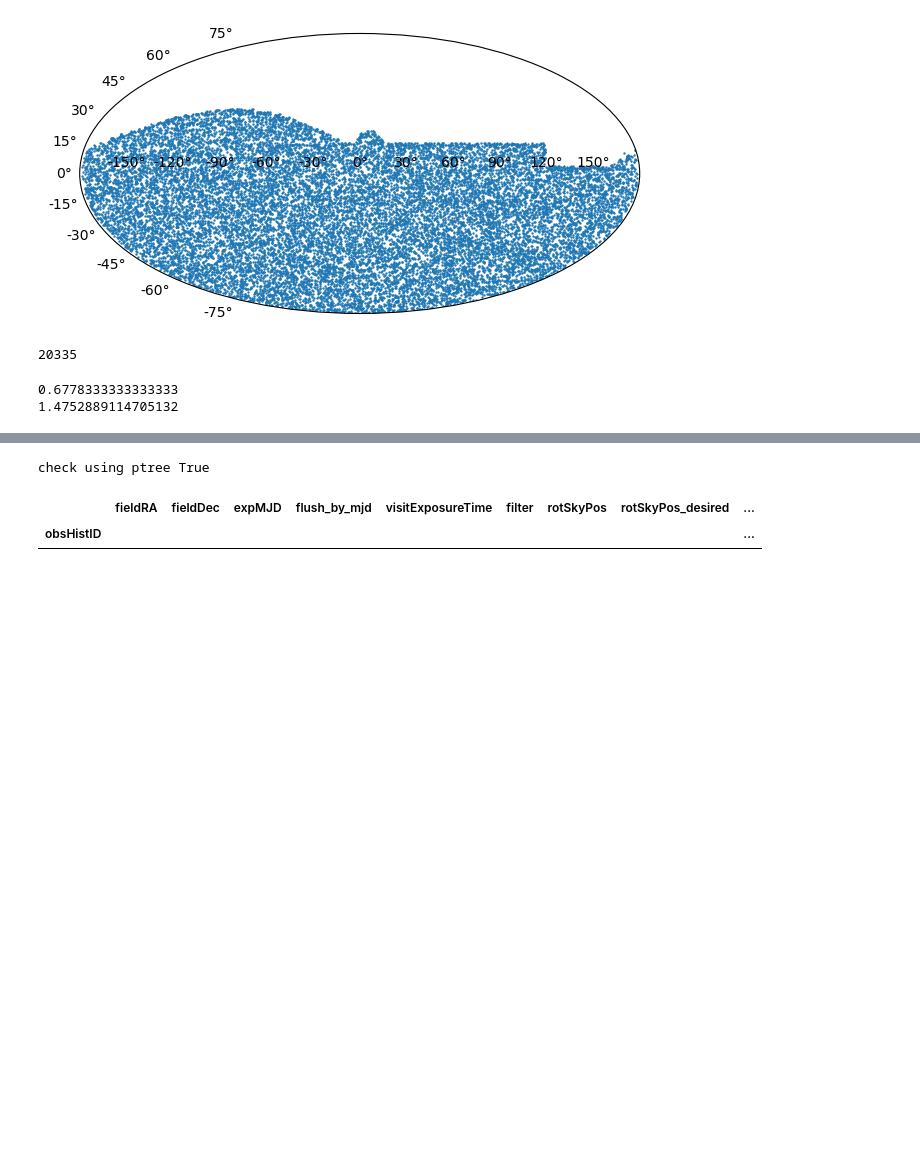
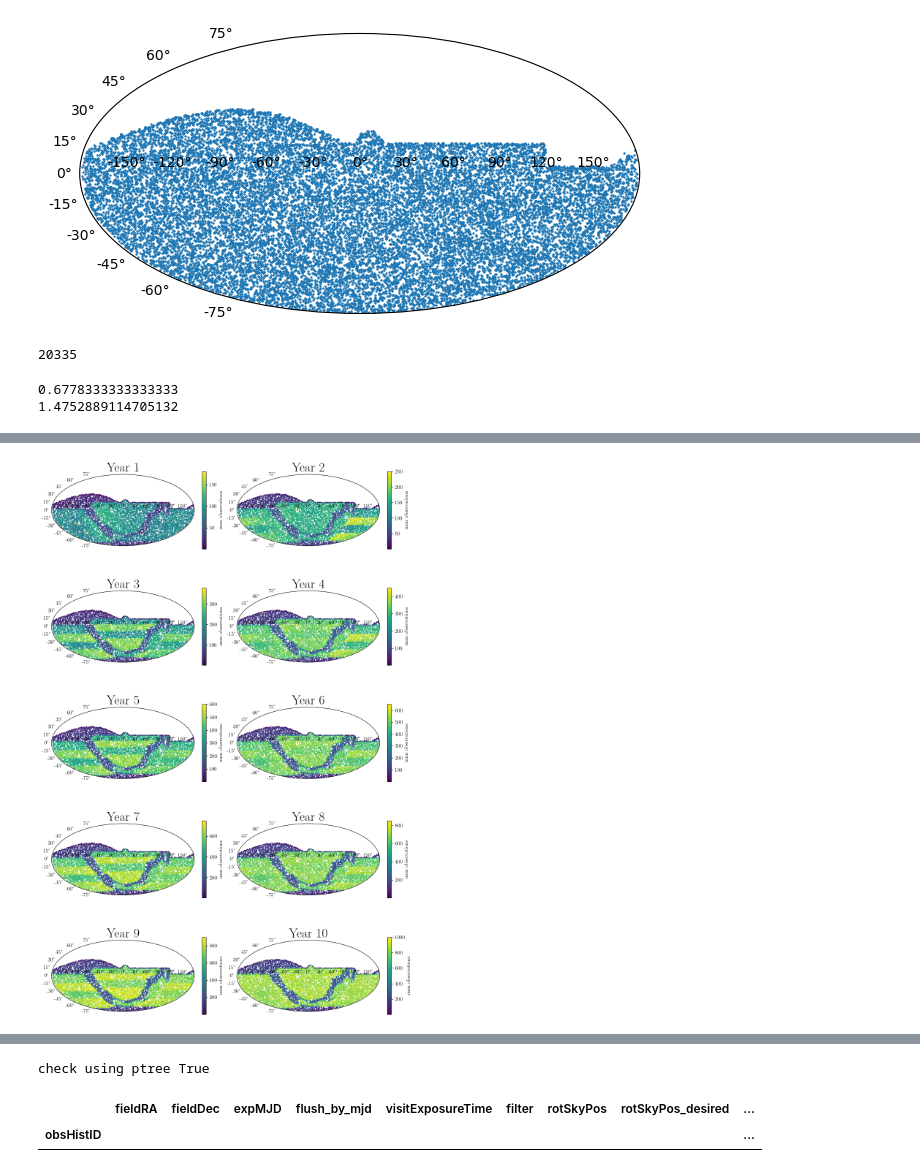
Before and after one commit to Nikki1510/lensed_supernova_simulator_tool, a Jupyter notebook: src/OpSim_Summary.ipynb, the cells around one changed output, grey strips where cells are left out. Cells and saved outputs as stored; diff of their text form; code cells hidden in the pictures; blank space fills up the shorter version.

```diff
--- a/src/OpSim_Summary.ipynb
+++ b/src/OpSim_Summary.ipynb
@@ -8,3 +8,5 @@ import matplotlib.pyplot as plt
 import astropy.coordinates as coord
 import astropy.units as u
 import pickle
+plt.rc("font", family="serif")
+plt.rc("text", usetex=True)
@@ -150,0 +205,2 @@ print(1/0.677833333)
+# %%
+ra, dec = create_sky_pointings(10000)
@@ -150,0 +253,13 @@ print(1/0.677833333)
+# %%
+MJD = 60768  # Yr 1.5
+MJD = 61325  # Yr 3.
+MJD = 65000
+MJD = 61325 + 557  # Yr. 4.5
+MJD_years = [60586, 60951, 61316, 61681, 62047, 62412, 62777, 63142, 63508, 63873]
+ra_years, dec_years, Nobs_years = [], [], []
+
+for y in MJD_years:
+    test_ra, test_dec, test_Nobs, test_gaps = get_Nobs_MJD(ra, dec, MJD=y)
+    ra_years.append(test_ra)
+    dec_years.append(test_dec)
+    Nobs_years.append(test_Nobs)
@@ -150,0 +277,18 @@ print(1/0.677833333)
+# %%
+#test_Nobs[test_Nobs > 600] = 600
+#test_Nobs[test_Nobs < 600] = 600
+
+cutoff_years = [180, 250, 380, 450, 600, 650, 750, 850, 900, 1000]
+
+fig = plt.figure(figsize=(12, 20))
+for y in range(len(MJD_years)):
+    Nobs_years[y][Nobs_years[y] > cutoff_years[y]] = cutoff_years[y]
+
+    ax1 = fig.add_subplot(5,2,y+1, projection="mollweide")
+    im1 = ax1.scatter(radians(ra_years[y]), radians(dec_years[y]), s=1, c=Nobs_years[y])
+    fig.colorbar(im1, ax=ax1, label="num observations", fraction=0.025)
+    ax1.set_title("Year " + str(y+1), fontsize=25)
+
+#plt.savefig("../Results/Figures/Cadence_Nobs_uniformity_years.png", transparent=False, facecolor='white', dpi=250, bbox_inches='tight')
+# %% [output]
+[figure, added]
```
Also changed, not shown: parts of 44 cells of this notebook, 1 other file.
